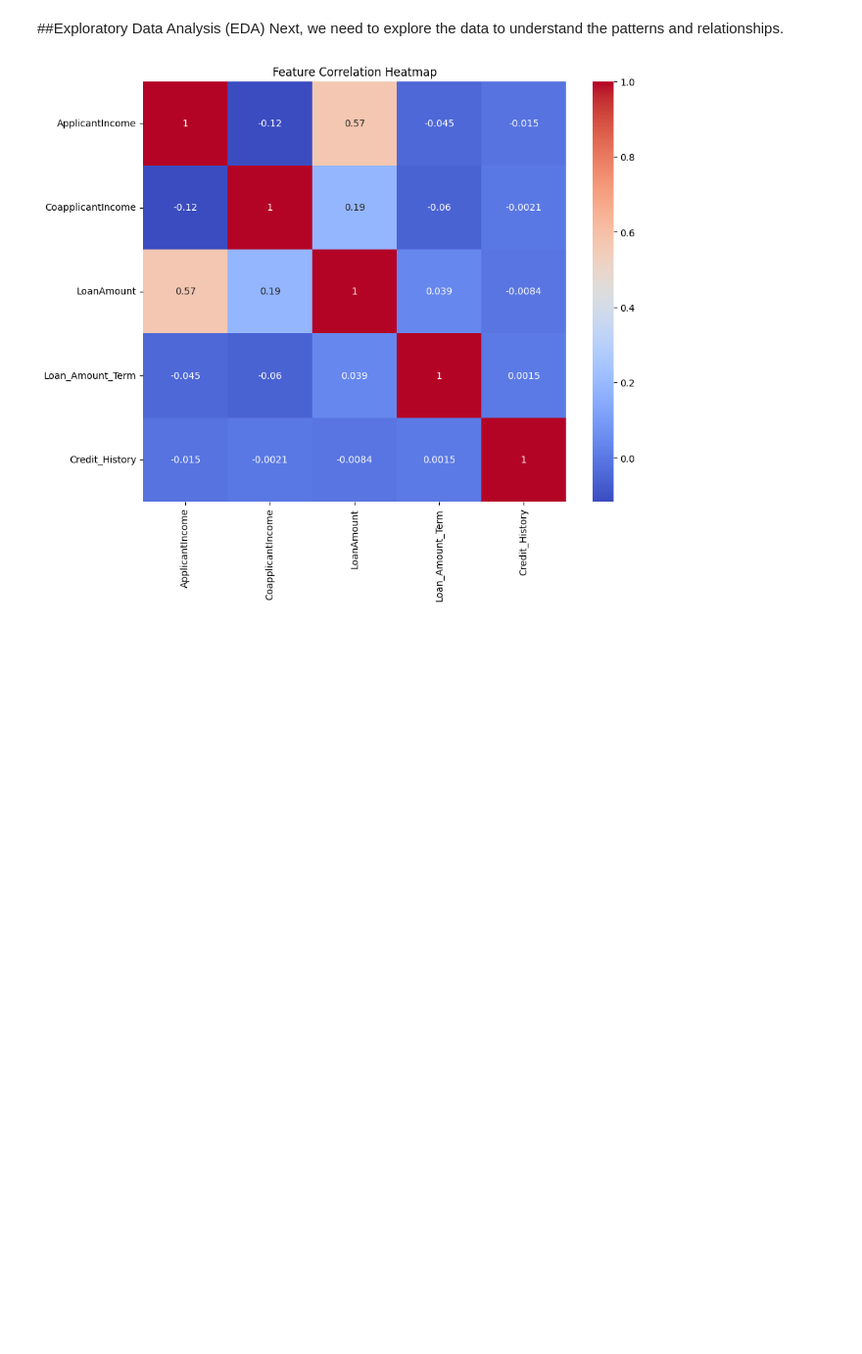
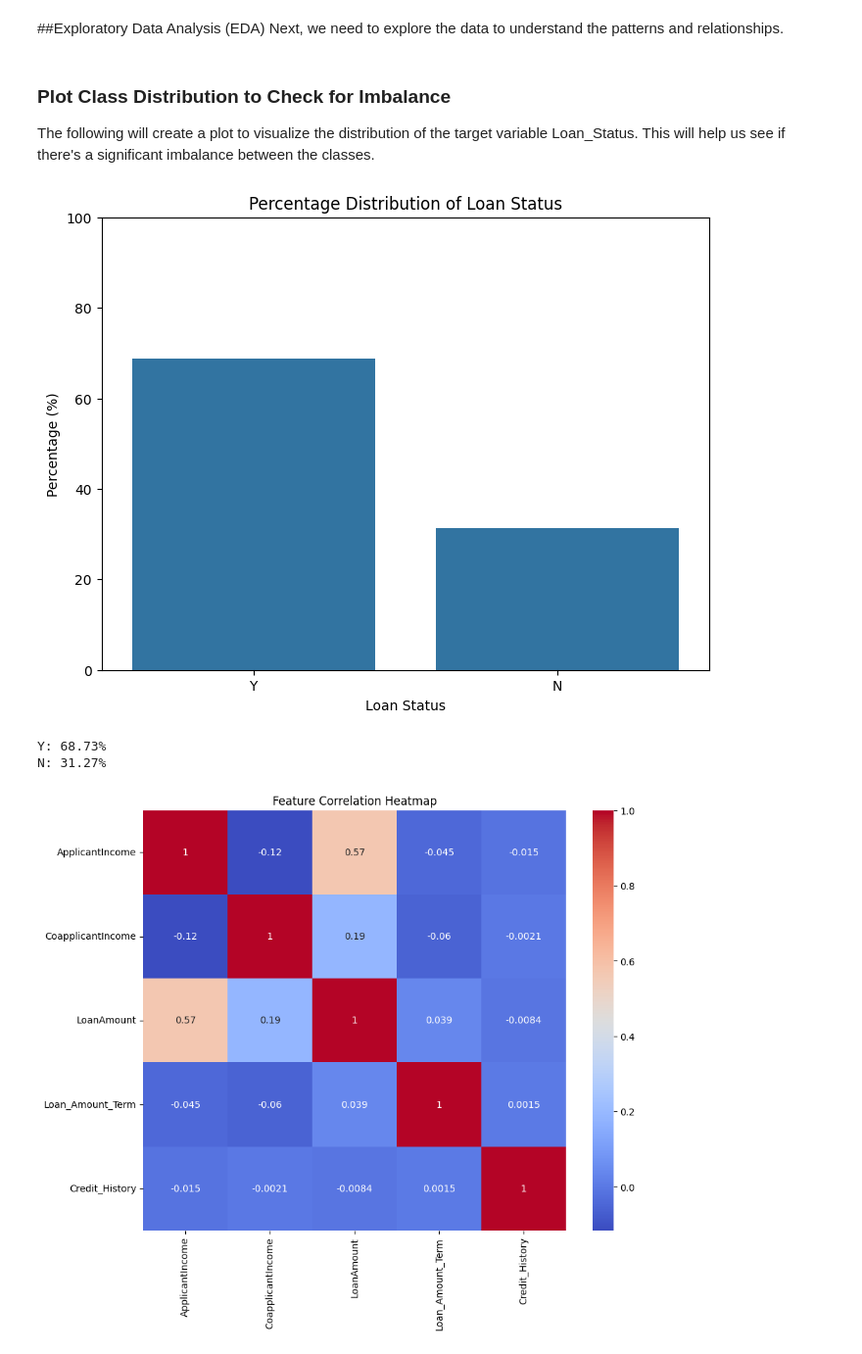
Before and after one commit to mehrshad98/UrbanFloodPredictor, a Jupyter notebook: ML_Assignment_2.ipynb, the cells around one changed output. Shown: that part at 98% size. Drawn from its saved outputs; the diff is of its cells as text; code cells hidden in the pictures; blank space fills up the shorter version.

```diff
--- a/ML_Assignment_2.ipynb
+++ b/ML_Assignment_2.ipynb
@@ -63,4 +64,30 @@ print(data.head())
 # %% [markdown]
 ##Exploratory Data Analysis (EDA)
 Next, we need to explore the data to understand the patterns and relationships.
+# %% [markdown]
+### Plot Class Distribution to Check for Imbalance
+The following will create a plot to visualize the distribution of the target variable Loan_Status. This will help us see if there's a significant imbalance between the classes.
+# %%
+import matplotlib.pyplot as plt
+import seaborn as sns
+
+loan_status_counts = data['Loan_Status'].value_counts(normalize=True) * 100
+
+# Plotting the class distribution of the target variable 'Loan_Status'
+plt.figure(figsize=(8, 6))
+sns.barplot(x=loan_status_counts.index, y=loan_status_counts.values)
+plt.title('Percentage Distribution of Loan Status')
+plt.xlabel('Loan Status')
+plt.ylabel('Percentage (%)')
+plt.ylim(0, 100)
+plt.show()
+# %% [output]
+[figure, added]
+# %%
+# Printing the percentage for each class
+for label, percentage in loan_status_counts.items():
+    print(f"{label}: {percentage:.2f}%")
+# %% [output]
+Y: 68.73%
+N: 31.27%
 # %%
```
Also changed, not shown: parts of 18 cells of this notebook.
